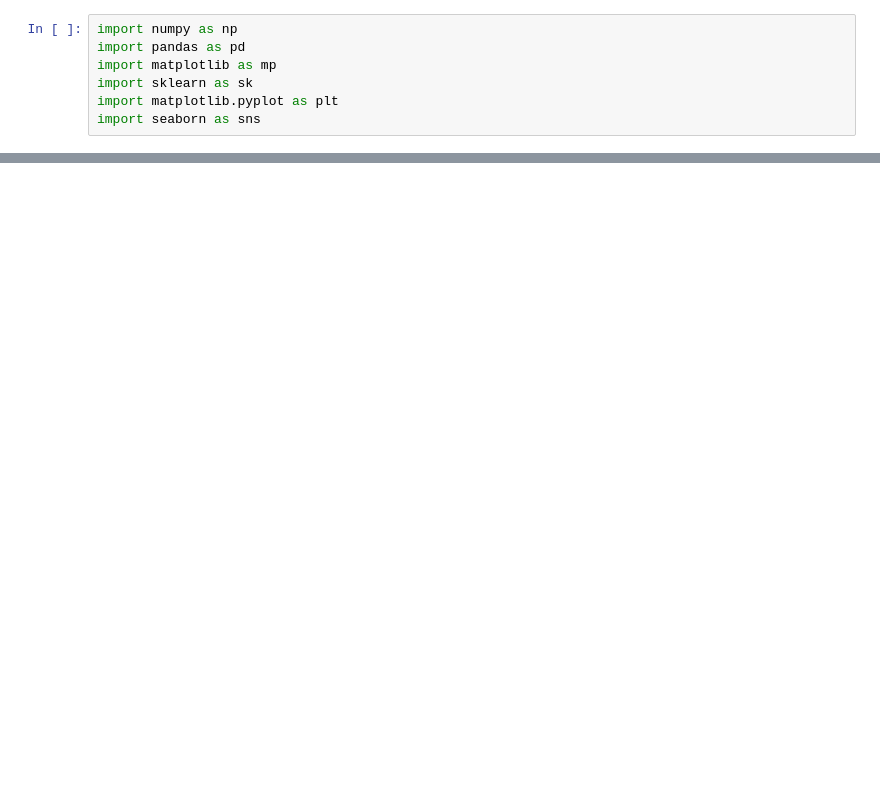
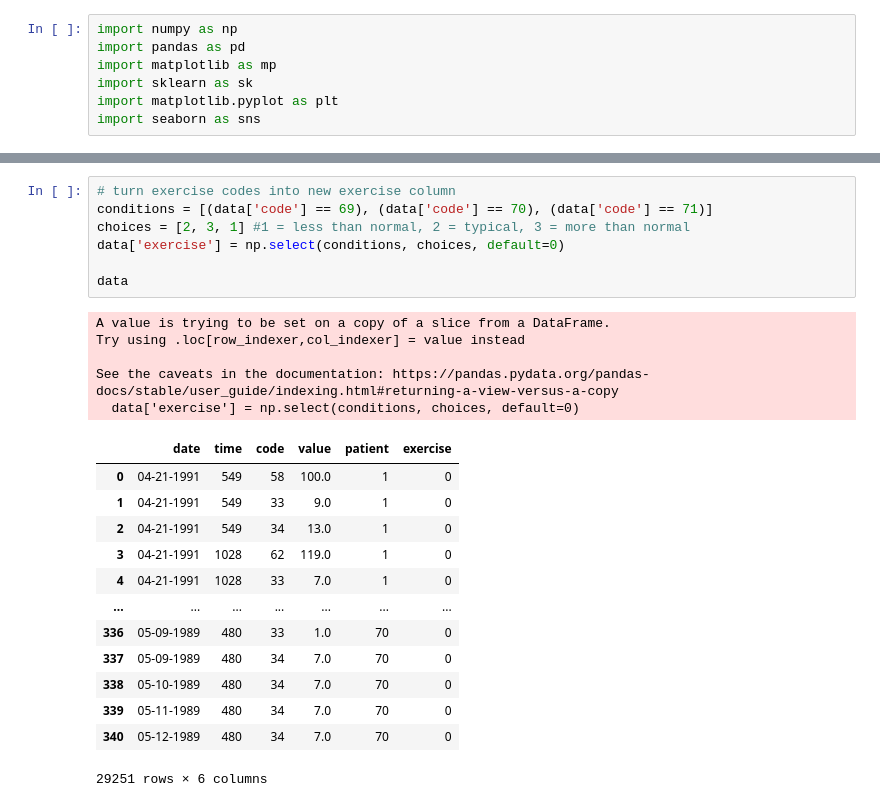
Before and after one commit to elisakaisa/blood_glucose_ML, a Jupyter notebook: project1.ipynb, the cells around one changed output, grey strips where cells are left out. Drawn from its saved outputs; the diff is of its cells as text; blank space fills up the shorter version.

```diff
--- a/project1.ipynb
+++ b/project1.ipynb
@@ -86,0 +109,26 @@ data['value'].hist(bins=100)
+# %%
+# turn exercise codes into new exercise column
+conditions = [(data['code'] == 69), (data['code'] == 70), (data['code'] == 71)]
+choices = [2, 3, 1] #1 = less than normal, 2 = typical, 3 = more than normal
+data['exercise'] = np.select(conditions, choices, default=0)
+
+data
+# %% [output]
+A value is trying to be set on a copy of a slice from a DataFrame.
+Try using .loc[row_indexer,col_indexer] = value instead
+
+See the caveats in the documentation: https://pandas.pydata.org/pandas-docs/stable/user_guide/indexing.html#returning-a-view-versus-a-copy
+  data['exercise'] = np.select(conditions, choices, default=0)
+|  | date | time | code | value | patient | exercise |
+| 0 | 04-21-1991 | 549 | 58 | 100.0 | 1 | 0 |
+| 1 | 04-21-1991 | 549 | 33 | 9.0 | 1 | 0 |
+| 2 | 04-21-1991 | 549 | 34 | 13.0 | 1 | 0 |
+| 3 | 04-21-1991 | 1028 | 62 | 119.0 | 1 | 0 |
+| 4 | 04-21-1991 | 1028 | 33 | 7.0 | 1 | 0 |
+| ... | ... | ... | ... | ... | ... | ... |
+| 336 | 05-09-1989 | 480 | 33 | 1.0 | 70 | 0 |
+| 337 | 05-09-1989 | 480 | 34 | 7.0 | 70 | 0 |
+| 338 | 05-10-1989 | 480 | 34 | 7.0 | 70 | 0 |
+| 339 | 05-11-1989 | 480 | 34 | 7.0 | 70 | 0 |
+| 340 | 05-12-1989 | 480 | 34 | 7.0 | 70 | 0 |
+29251 rows × 6 columns
```
Also changed, not shown: parts of 12 cells of this notebook.
